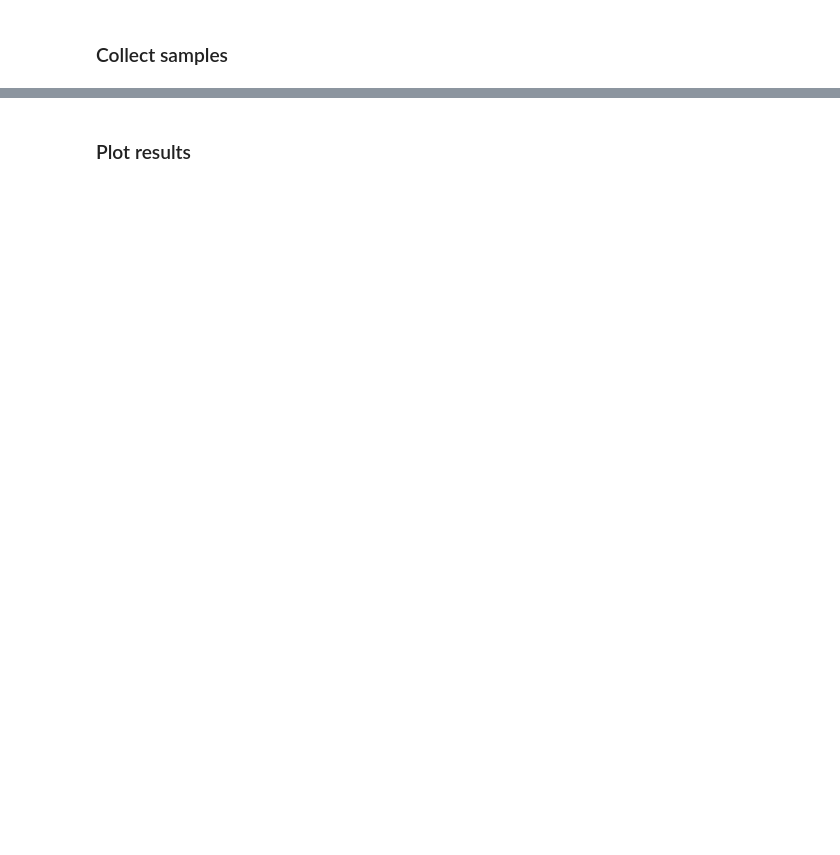
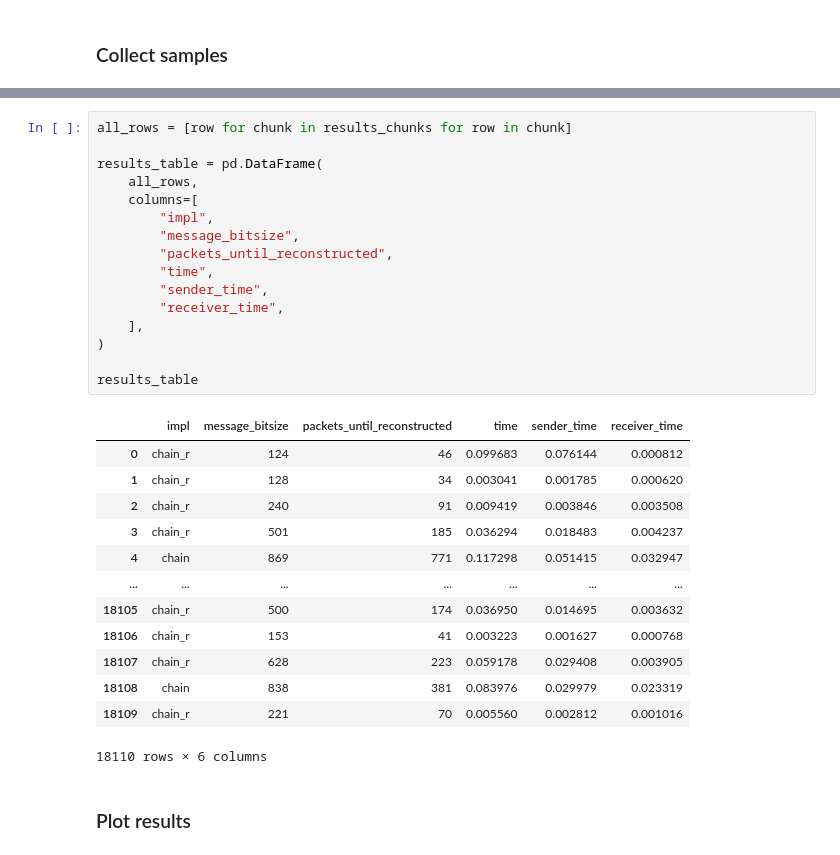
Before and after one commit to Senopiece/bottleneck_transmission, a Jupyter notebook: src/main.ipynb, the cells around one changed output, grey strips where cells are left out. Saved outputs shown, nothing was run; the diff lists cells and outputs as text; blank space fills up the shorter version.

Commit message:
refactor, some fixes and reed solomon chain version added

```diff
--- a/src/main.ipynb
+++ b/src/main.ipynb
@@ -194,3 +207,33 @@ results_table
+# %%
+all_rows = [row for chunk in results_chunks for row in chunk]
+
+results_table = pd.DataFrame(
+    all_rows,
+    columns=[
+        "impl",
+        "message_bitsize",
+        "packets_until_reconstructed",
+        "time",
+        "sender_time",
+        "receiver_time",
+    ],
+)
+
+results_table
+# %% [output]
+|  | impl | message_bitsize | packets_until_reconstructed | time | sender_time | receiver_time |
+| 0 | chain_r | 124 | 46 | 0.099683 | 0.076144 | 0.000812 |
+| 1 | chain_r | 128 | 34 | 0.003041 | 0.001785 | 0.000620 |
+| 2 | chain_r | 240 | 91 | 0.009419 | 0.003846 | 0.003508 |
+| 3 | chain_r | 501 | 185 | 0.036294 | 0.018483 | 0.004237 |
+| 4 | chain | 869 | 771 | 0.117298 | 0.051415 | 0.032947 |
+| ... | ... | ... | ... | ... | ... | ... |
+| 18105 | chain_r | 500 | 174 | 0.036950 | 0.014695 | 0.003632 |
+| 18106 | chain_r | 153 | 41 | 0.003223 | 0.001627 | 0.000768 |
+| 18107 | chain_r | 628 | 223 | 0.059178 | 0.029408 | 0.003905 |
+| 18108 | chain | 838 | 381 | 0.083976 | 0.029979 | 0.023319 |
+| 18109 | chain_r | 221 | 70 | 0.005560 | 0.002812 | 0.001016 |
+18110 rows × 6 columns
 # %% [markdown]
 ### Plot results
 # %%
```
Also changed, not shown: parts of 3 cells of this notebook, 12 other files.
